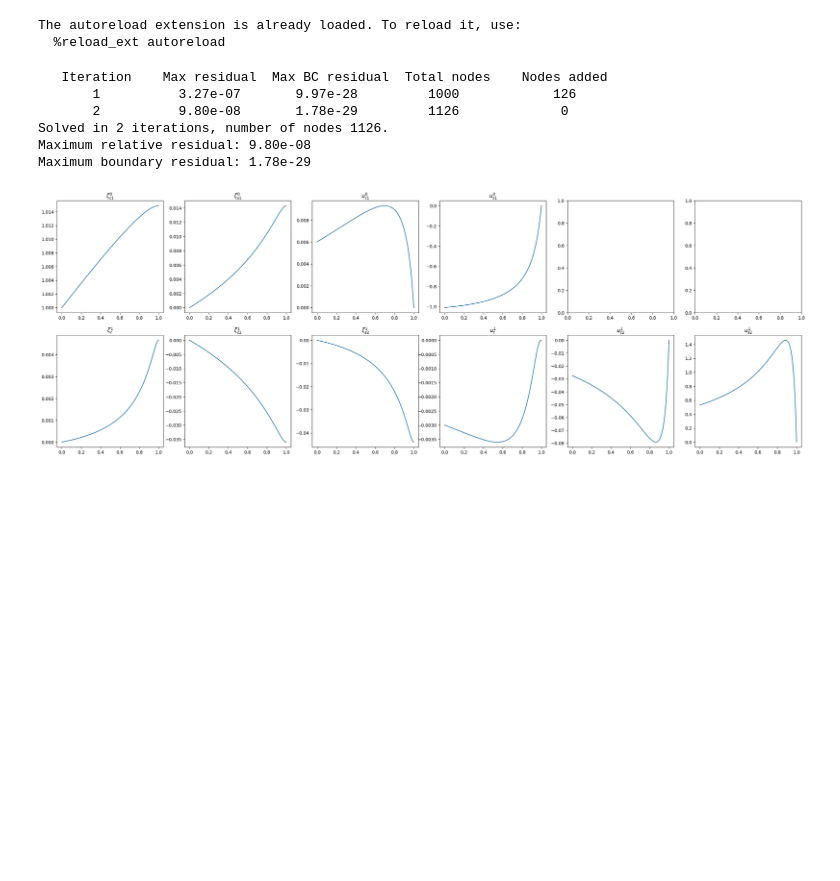
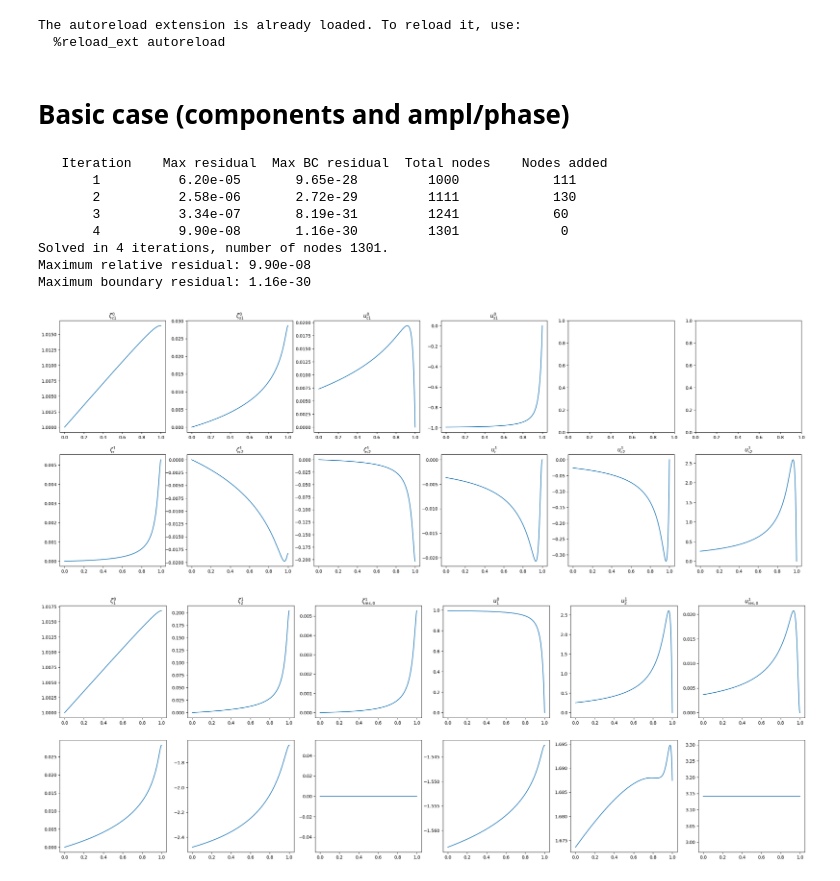
Before and after one commit to Jone-Liekens/Perturbation, a Jupyter notebook: defina/test_pdswe.ipynb, the cells around one changed output. Drawn from its saved outputs; the diff is of its cells as text; code cells hidden in the pictures; blank space fills up the shorter version.

```diff
--- a/defina/test_pdswe.ipynb
+++ b/defina/test_pdswe.ipynb
@@ -14,45 +14,48 @@ from pdswe import PDSWE
 # %% [output]
 The autoreload extension is already loaded. To reload it, use:
   %reload_ext autoreload
+# %% [markdown]
+# Basic case (components and ampl/phase)
 # %%
 
 pdswe = PDSWE()
 pdswe.H = 7.12
 pdswe.A = 0.72
 pdswe.L = 8e3
 pdswe.r = 0.45
 
 pdswe.tol = 1e-7
 
 
 pdswe.a_r = 0.1
 pdswe.dL = 0
 
 
 factor = 0.9
+factor = 1
 h_fx = lambda x: factor*x
 h_fx_dx = lambda x: factor
 h_fx_dxx = lambda x: 0
 
 pdswe.h_fx = h_fx
 pdswe.h_fx_dx = h_fx_dx
 pdswe.h_fx_dxx = h_fx_dxx
 
 
 pdswe.set_derivative_vars()
 
-# pdswe.solve_h()
-# pdswe.visualize_sol_h()
-
 pdswe.solve()
 
 pdswe.visualize_components(0)
-# pdswe.visualize_amplitudes(0)
+pdswe.visualize_amplitudes(0)
 # %% [output]
    Iteration    Max residual  Max BC residual  Total nodes    Nodes added
-       1          3.27e-07       9.97e-28         1000            126
-       2          9.80e-08       1.78e-29         1126             0
-Solved in 2 iterations, number of nodes 1126.
-Maximum relative residual: 9.80e-08
-Maximum boundary residual: 1.78e-29
+       1          6.20e-05       9.65e-28         1000            111
+       2          2.58e-06       2.72e-29         1111            130
+       3          3.34e-07       8.19e-31         1241            60
+       4          9.90e-08       1.16e-30         1301             0
+Solved in 4 iterations, number of nodes 1301.
+Maximum relative residual: 9.90e-08
+Maximum boundary residual: 1.16e-30
-[figure, old version]
+[figure, new version]
+[figure, added]
```
Also changed, not shown: parts of 7 cells of this notebook, 4 other files.
